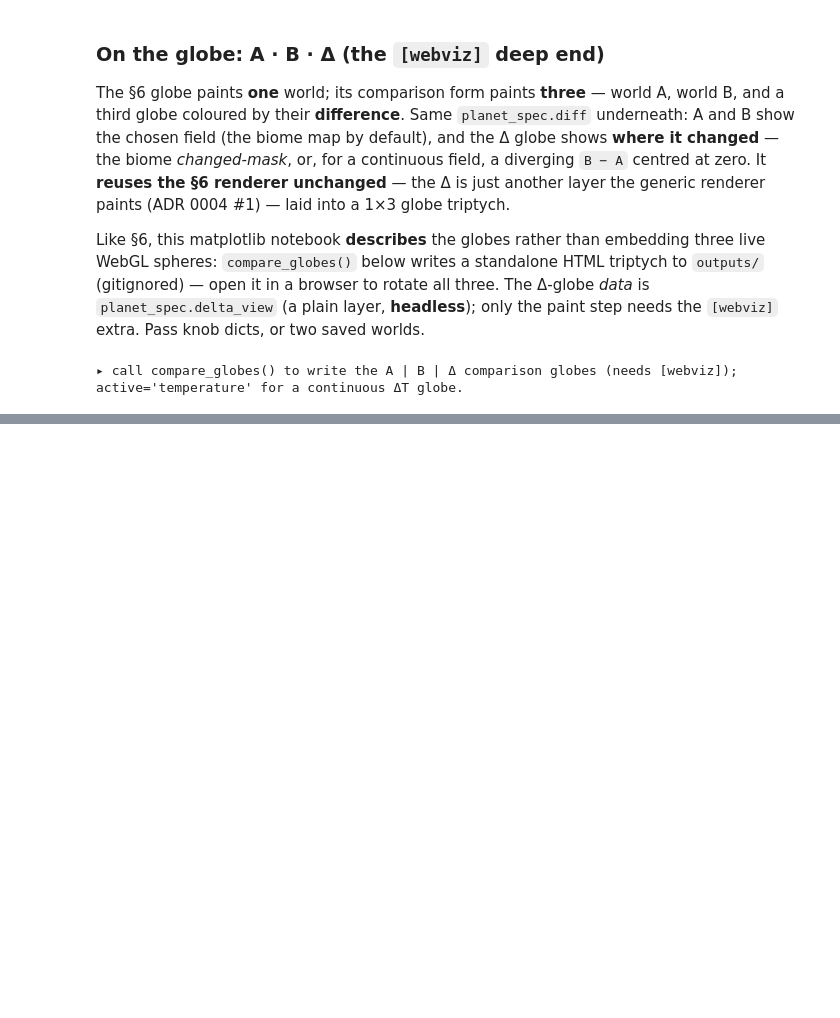
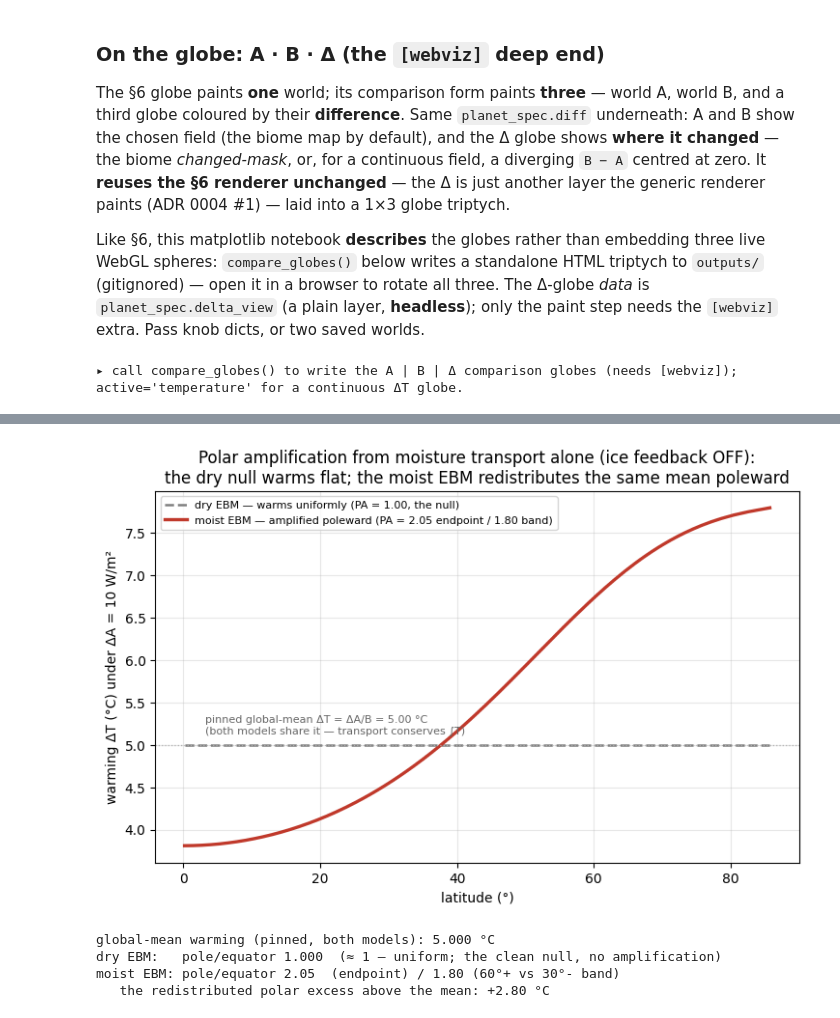
Before and after one commit to BoykoNeov/planet-sim, a Jupyter notebook: planet/planet.ipynb, the cells around one changed output, grey strips where cells are left out. Saved outputs shown, nothing was run; the diff lists cells and outputs as text; code cells hidden in the pictures; blank space fills up the shorter version.

```diff
--- a/planet/planet.ipynb
+++ b/planet/planet.ipynb
@@ -741,0 +831,34 @@ print("▸ call compare_globes() to write the A | B | Δ comparison globes (need
+# %%
+# Rung 2.5 — warm a dry vs a moist EBM by the same uniform forcing; the moist one amplifies at the poles.
+from planet import moist_ebm
+import numpy as np
+import matplotlib.pyplot as plt
+
+pa = moist_ebm.polar_amplification()       # dt-free Picard solve; ice feedback OFF — moisture only
+
+fig, ax = plt.subplots(figsize=(8.6, 5.0))
+ax.plot(pa.phi, pa.delta_T_dry, "--", color="0.5", lw=1.8,
+        label=f"dry EBM — warms uniformly (PA = {pa.pa_dry:.2f}, the null)")
+ax.plot(pa.phi, pa.delta_T_moist, "-", color="#c0392b", lw=2.4,
+        label=f"moist EBM — amplified poleward (PA = {pa.pa_moist:.2f} endpoint / {pa.pa_moist_band:.2f} band)")
+ax.axhline(pa.mean_delta_T, color="0.7", lw=0.9, ls=":")
+ax.annotate(f"pinned global-mean ΔT = ΔA/B = {pa.mean_delta_T:.2f} °C\n(both models share it — transport conserves ∫T)",
+            (2, pa.mean_delta_T), textcoords="offset points", xytext=(6, 8), fontsize=8, color="0.4")
+ax.set_xlabel("latitude (°)")
+ax.set_ylabel(f"warming ΔT (°C) under ΔA = {pa.dA:.0f} W/m²")
+ax.set_title("Polar amplification from moisture transport alone (ice feedback OFF):\n"
+             "the dry null warms flat; the moist EBM redistributes the same mean poleward")
+ax.legend(fontsize=8, loc="upper left")
+ax.grid(alpha=0.3)
+plt.show()
+
+print(f"global-mean warming (pinned, both models): {pa.mean_delta_T:.3f} °C")
+print(f"dry EBM:   pole/equator {pa.pa_dry:.3f}  (≈ 1 — uniform; the clean null, no amplification)")
+print(f"moist EBM: pole/equator {pa.pa_moist:.2f}  (endpoint) / {pa.pa_moist_band:.2f} (60°+ vs 30°- band)")
+print(f"   the redistributed polar excess above the mean: {pa.polar_excess:+.2f} °C")
+# %% [output]
+[figure, added]
+global-mean warming (pinned, both models): 5.000 °C
+dry EBM:   pole/equator 1.000  (≈ 1 — uniform; the clean null, no amplification)
+moist EBM: pole/equator 2.05  (endpoint) / 1.80 (60°+ vs 30°- band)
+   the redistributed polar excess above the mean: +2.80 °C
```
Also changed, not shown: parts of 13 cells of this notebook, 6 other files.
